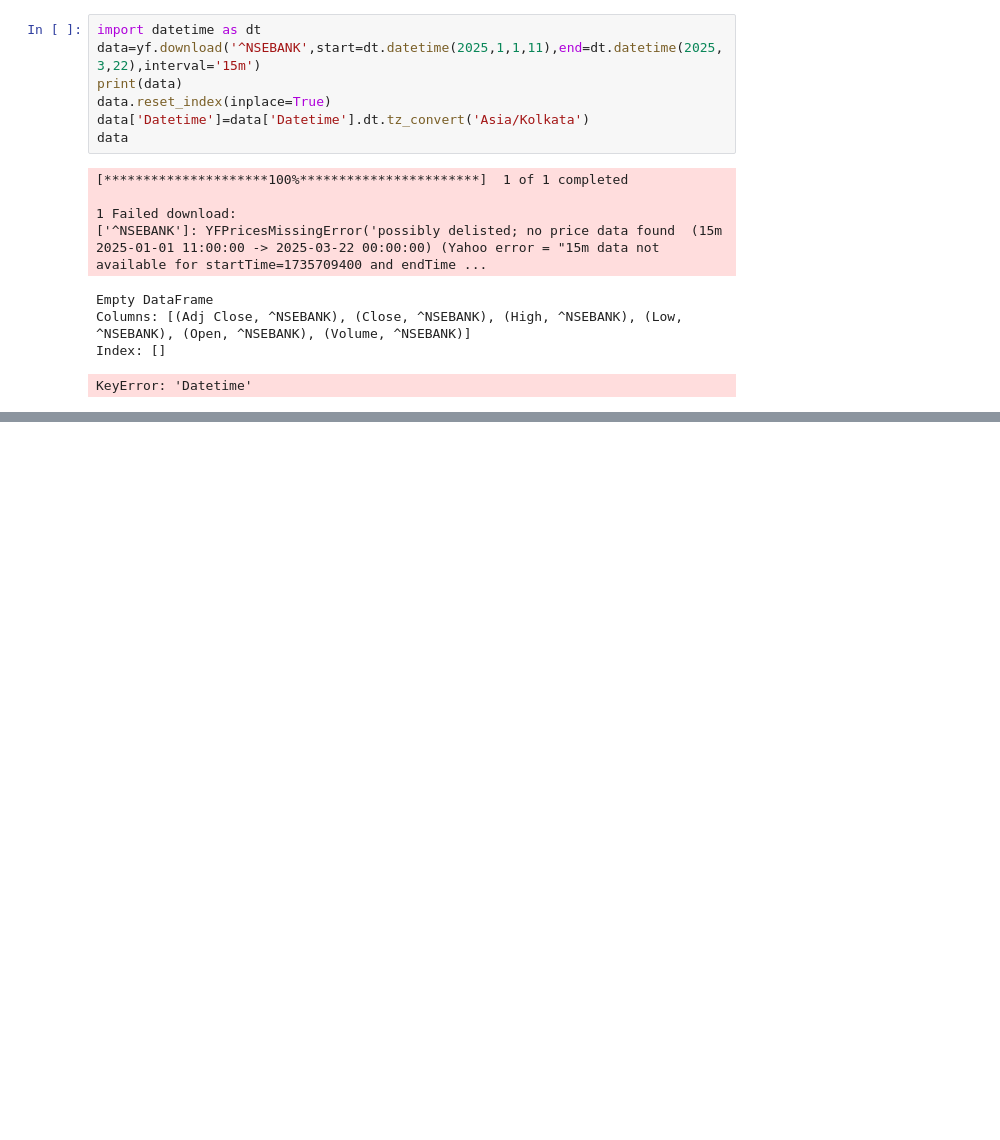
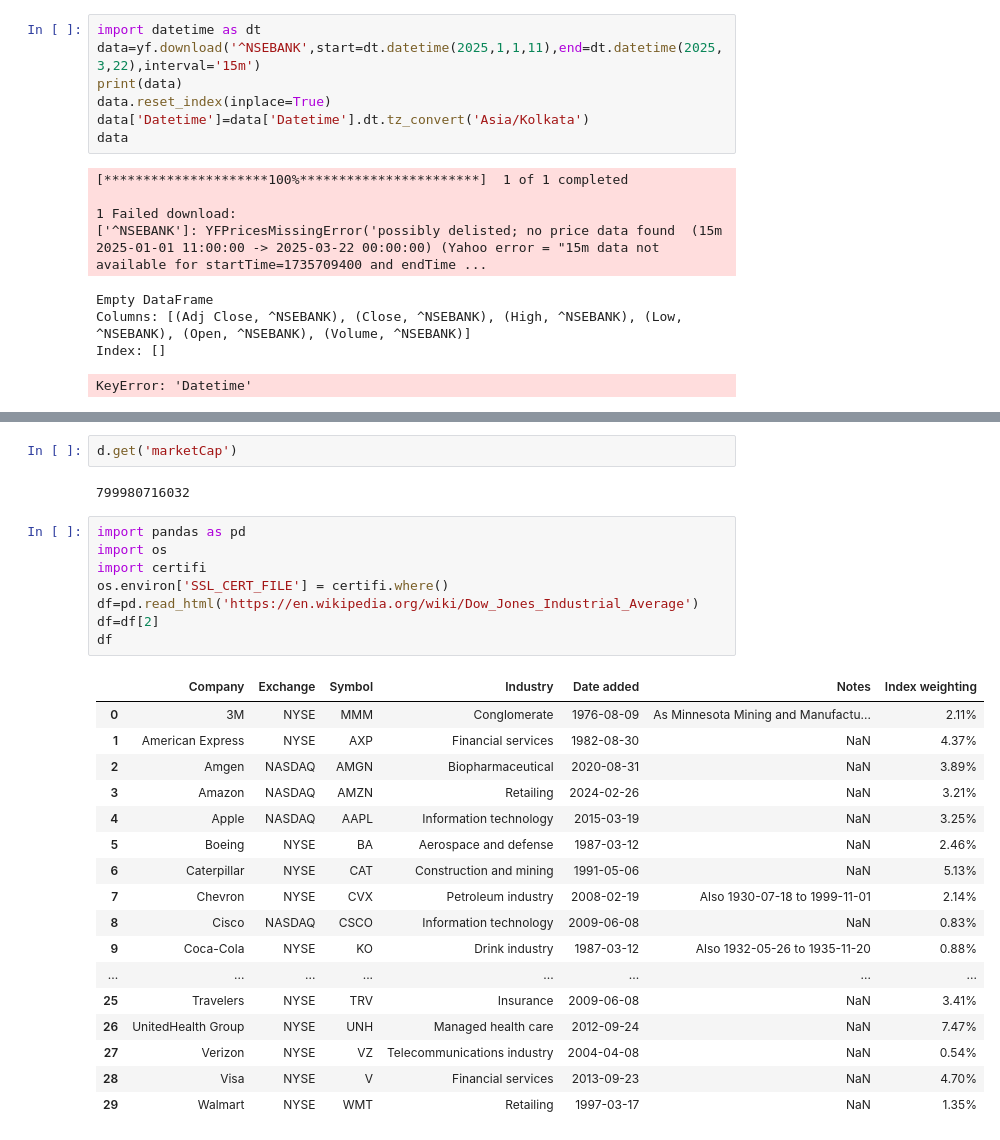
Before and after one commit to sunilsala88/batch-30-hindi, a Jupyter notebook: 11_financial_data/fun1.ipynb, the cells around one changed output, grey strips where cells are left out. Drawn from its saved outputs; the diff is of its cells as text; blank space fills up the shorter version.

```diff
--- a/11_financial_data/fun1.ipynb
+++ b/11_financial_data/fun1.ipynb
@@ -42,0 +67,30 @@ KeyError: 'Datetime'
+# %%
+d.get('marketCap')
+# %% [output]
+799980716032
+# %%
+import pandas as pd
+import os
+import certifi
+os.environ['SSL_CERT_FILE'] = certifi.where()
+df=pd.read_html('https://en.wikipedia.org/wiki/Dow_Jones_Industrial_Average')
+df=df[2]
+df
+# %% [output]
+|  | Company | Exchange | Symbol | Industry | Date added | Notes | Index weighting |
+| 0 | 3M | NYSE | MMM | Conglomerate | 1976-08-09 | As Minnesota Mining and Manufactu... | 2.11% |
+| 1 | American Express | NYSE | AXP | Financial services | 1982-08-30 | NaN | 4.37% |
+| 2 | Amgen | NASDAQ | AMGN | Biopharmaceutical | 2020-08-31 | NaN | 3.89% |
+| 3 | Amazon | NASDAQ | AMZN | Retailing | 2024-02-26 | NaN | 3.21% |
+| 4 | Apple | NASDAQ | AAPL | Information technology | 2015-03-19 | NaN | 3.25% |
+| 5 | Boeing | NYSE | BA | Aerospace and defense | 1987-03-12 | NaN | 2.46% |
+| 6 | Caterpillar | NYSE | CAT | Construction and mining | 1991-05-06 | NaN | 5.13% |
+| 7 | Chevron | NYSE | CVX | Petroleum industry | 2008-02-19 | Also 1930-07-18 to 1999-11-01 | 2.14% |
+| 8 | Cisco | NASDAQ | CSCO | Information technology | 2009-06-08 | NaN | 0.83% |
+| 9 | Coca-Cola | NYSE | KO | Drink industry | 1987-03-12 | Also 1932-05-26 to 1935-11-20 | 0.88% |
+| ... | ... | ... | ... | ... | ... | ... | ... |
+| 25 | Travelers | NYSE | TRV | Insurance | 2009-06-08 | NaN | 3.41% |
+| 26 | UnitedHealth Group | NYSE | UNH | Managed health care | 2012-09-24 | NaN | 7.47% |
+| 27 | Verizon | NYSE | VZ | Telecommunications industry | 2004-04-08 | NaN | 0.54% |
+| 28 | Visa | NYSE | V | Financial services | 2013-09-23 | NaN | 4.70% |
+| 29 | Walmart | NYSE | WMT | Retailing | 1997-03-17 | NaN | 1.35% |
```
Also changed, not shown: parts of 5 cells of this notebook, 3 other files.
